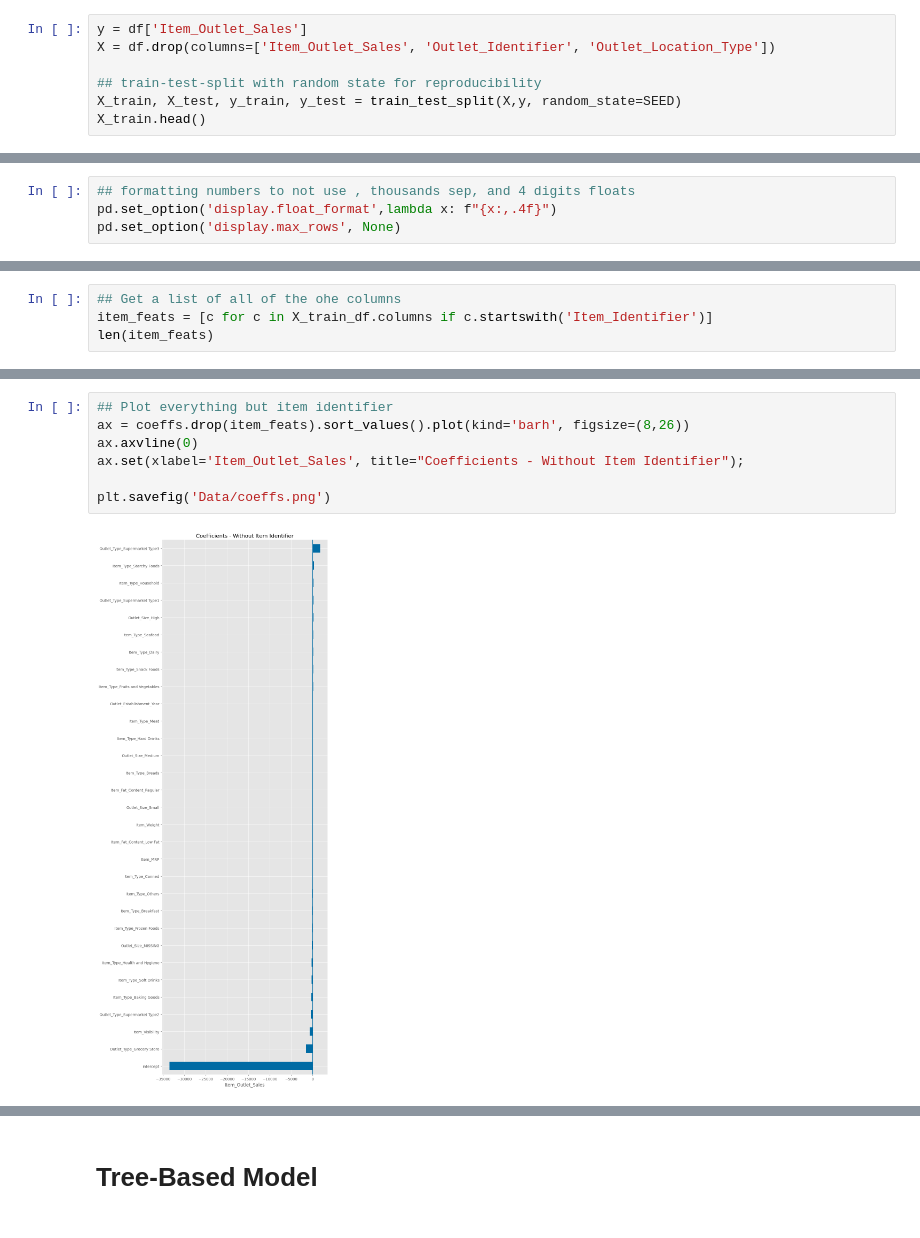
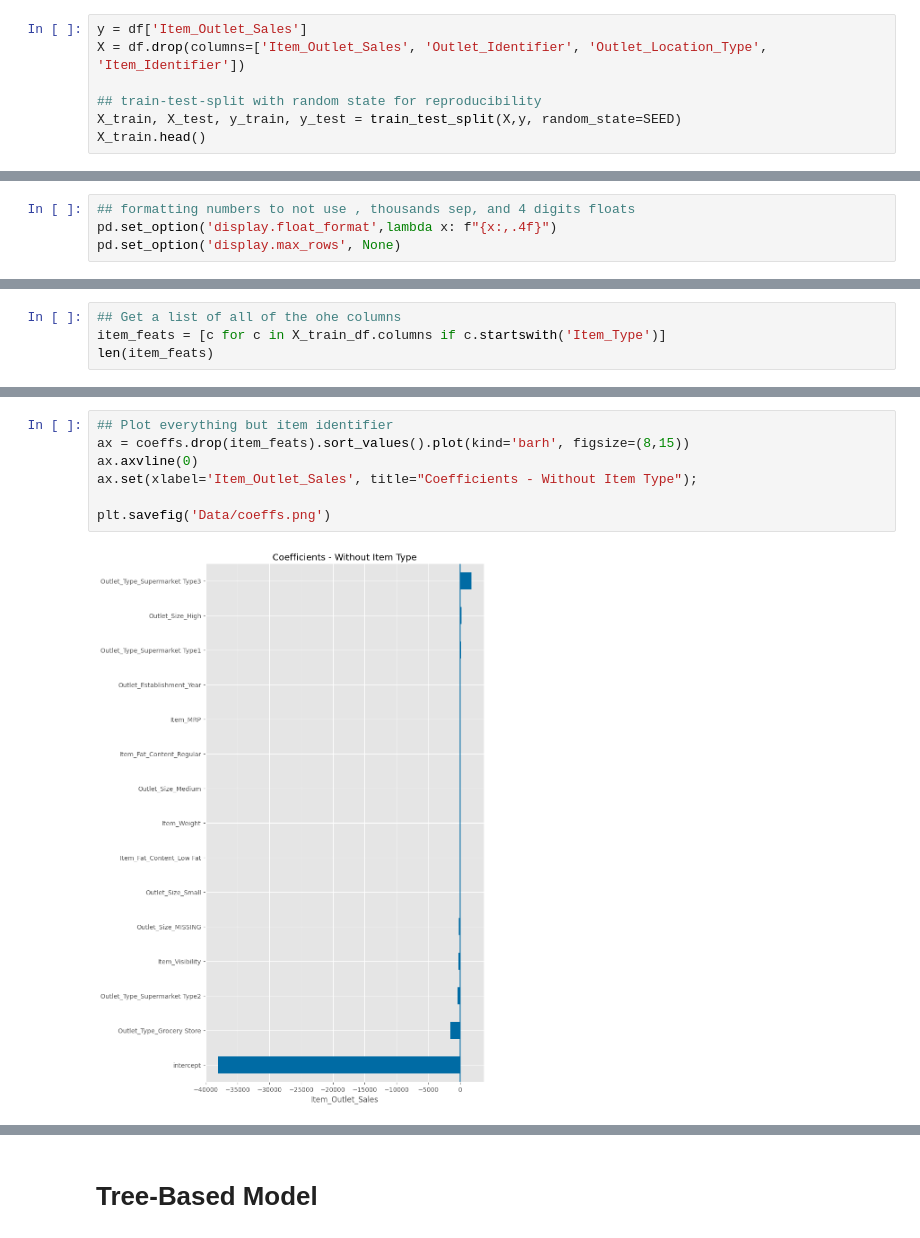
Before and after one commit to spockthompson/Supermarket-sales-predictions_Revisited, a Jupyter notebook: Project 1 - Revisited.ipynb, the cells around one changed output, grey strips where cells are left out. Cells and saved outputs as stored; diff of their text form.

```diff
--- a/Project 1 - Revisited.ipynb
+++ b/Project 1 - Revisited.ipynb
@@ -136,7 +136,7 @@ Regular    3006
 Name: Item_Fat_Content, dtype: int64
 # %%
 y = df['Item_Outlet_Sales']
-X = df.drop(columns=['Item_Outlet_Sales', 'Outlet_Identifier', 'Outlet_Location_Type'])
+X = df.drop(columns=['Item_Outlet_Sales', 'Outlet_Identifier', 'Outlet_Location_Type', 'Item_Identifier'])
 
 ## train-test-split with random state for reproducibility
 X_train, X_test, y_train, y_test = train_test_split(X,y, random_state=SEED)
@@ -294,6 +299,6 @@ Item_Identifier_FDY55               5,326.9021
 dtype: float64
 # %%
 ## Get a list of all of the ohe columns
-item_feats = [c for c in X_train_df.columns if c.startswith('Item_Identifier')]
+item_feats = [c for c in X_train_df.columns if c.startswith('Item_Type')]
 len(item_feats)
 # %% [output]
@@ -308,12 +313,12 @@ ax.set(xlabel='Item_Outlet_Sales', title="Coefficients - Item Identifier");
 # %%
 ## Plot everything but item identifier
-ax = coeffs.drop(item_feats).sort_values().plot(kind='barh', figsize=(8,26))
+ax = coeffs.drop(item_feats).sort_values().plot(kind='barh', figsize=(8,15))
 ax.axvline(0)
-ax.set(xlabel='Item_Outlet_Sales', title="Coefficients - Without Item Identifier");
+ax.set(xlabel='Item_Outlet_Sales', title="Coefficients - Without Item Type");
 
 plt.savefig('Data/coeffs.png')
 # %% [output]
-[figure, old version]
+[figure, new version]
 # %% [markdown]
 ## Three most impactful features:
 1. Outlet Type "Supermarket Type3":
```
Also changed, not shown: parts of 12 cells of this notebook, 10 other files.
